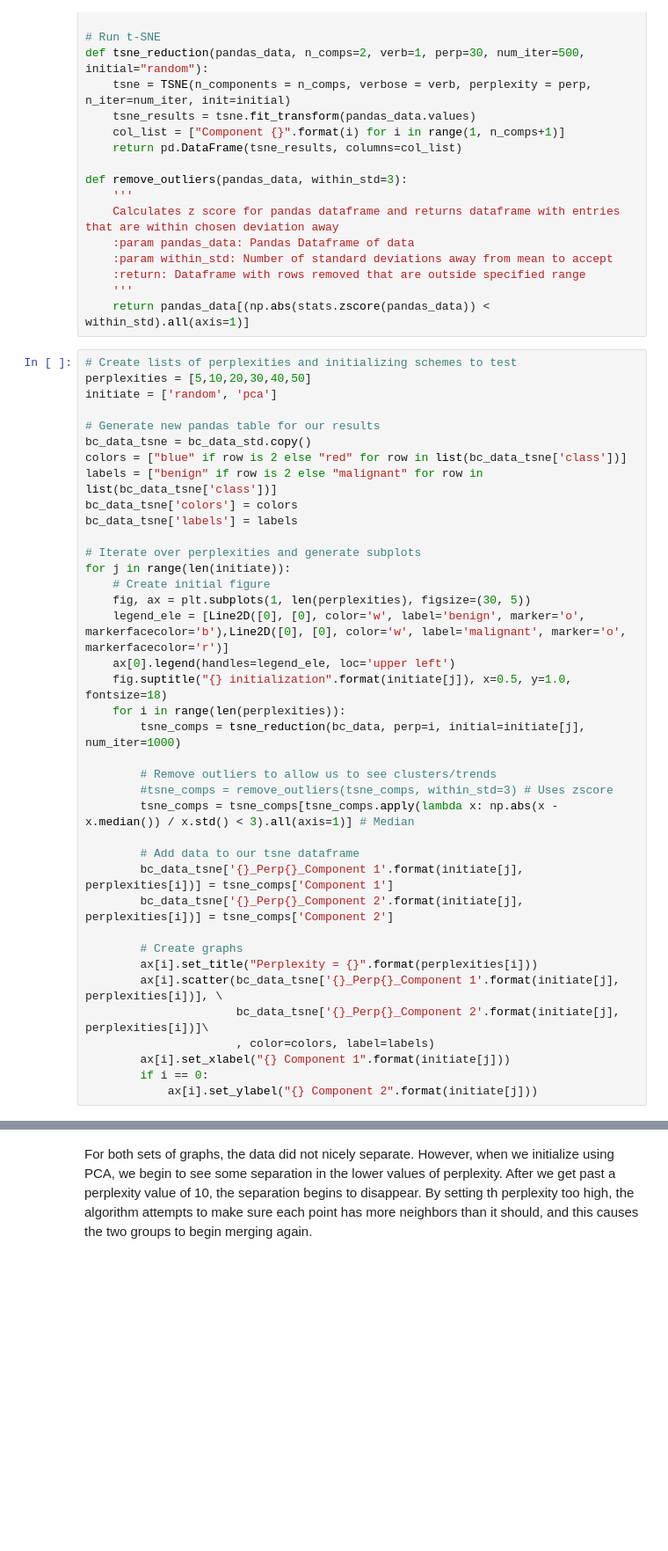
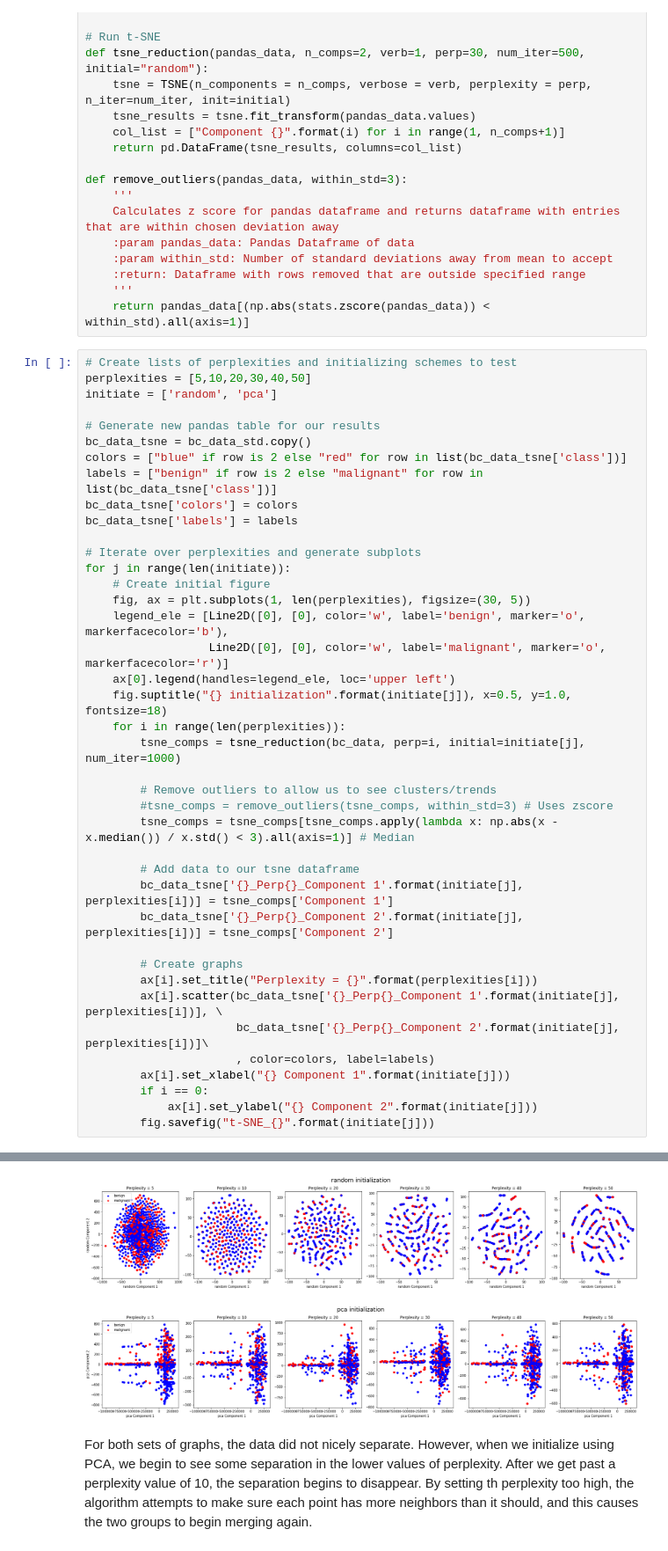
Before and after one commit to brucetony/VisComp, a Jupyter notebook: vclsi-3-Schultz-Ibarra.ipynb, the cells around one changed output, grey strips where cells are left out. Shown at 88% size. Cells and saved outputs as stored; diff of their text form; blank space fills up the shorter version.

```diff
--- a/vclsi-3-Schultz-Ibarra.ipynb
+++ b/vclsi-3-Schultz-Ibarra.ipynb
@@ -126,7 +128,8 @@ bc_data_tsne['labels'] = labels
 for j in range(len(initiate)):
     # Create initial figure
     fig, ax = plt.subplots(1, len(perplexities), figsize=(30, 5))
-    legend_ele = [Line2D([0], [0], color='w', label='benign', marker='o', markerfacecolor='b'),Line2D([0], [0], color='w', label='malignant', marker='o', markerfacecolor='r')]
+    legend_ele = [Line2D([0], [0], color='w', label='benign', marker='o', markerfacecolor='b'),
+                  Line2D([0], [0], color='w', label='malignant', marker='o', markerfacecolor='r')]
     ax[0].legend(handles=legend_ele, loc='upper left')
     fig.suptitle("{} initialization".format(initiate[j]), x=0.5, y=1.0, fontsize=18)
     for i in range(len(perplexities)):
@@ -148,6 +151,7 @@ for j in range(len(initiate)):
         ax[i].set_xlabel("{} Component 1".format(initiate[j]))
         if i == 0:
             ax[i].set_ylabel("{} Component 2".format(initiate[j]))
+        fig.savefig("t-SNE_{}".format(initiate[j]))
 # %% [output]
 [t-SNE] Computing 1 nearest neighbors...
 [t-SNE] Indexed 699 samples in 0.001s...
@@ -162,10 +166,12 @@ for j in range(len(initiate)):
 [t-SNE] Computed conditional probabilities for sample 699 / 699
 [t-SNE] Mean sigma: 1.432152
 ... (68 lines left out)
 [t-SNE] Computed conditional probabilities for sample 699 / 699
 [t-SNE] Mean sigma: 27.457005
 [t-SNE] KL divergence after 250 iterations with early exaggeration: 105.174507
 [t-SNE] Error after 1000 iterations: 1.020833
+[figure, added]
+[figure, added]
 # %% [markdown]
 For both sets of graphs, the data did not nicely separate. However, when we initialize using PCA, we begin to see some separation in the lower values of perplexity. After we get past a perplexity value of 10, the separation begins to disappear. By setting th perplexity too high, the algorithm attempts to make sure each point has more neighbors than it should, and this causes the two groups to begin merging again.
 # %% [markdown]
```
Also changed, not shown: parts of 8 cells of this notebook.
